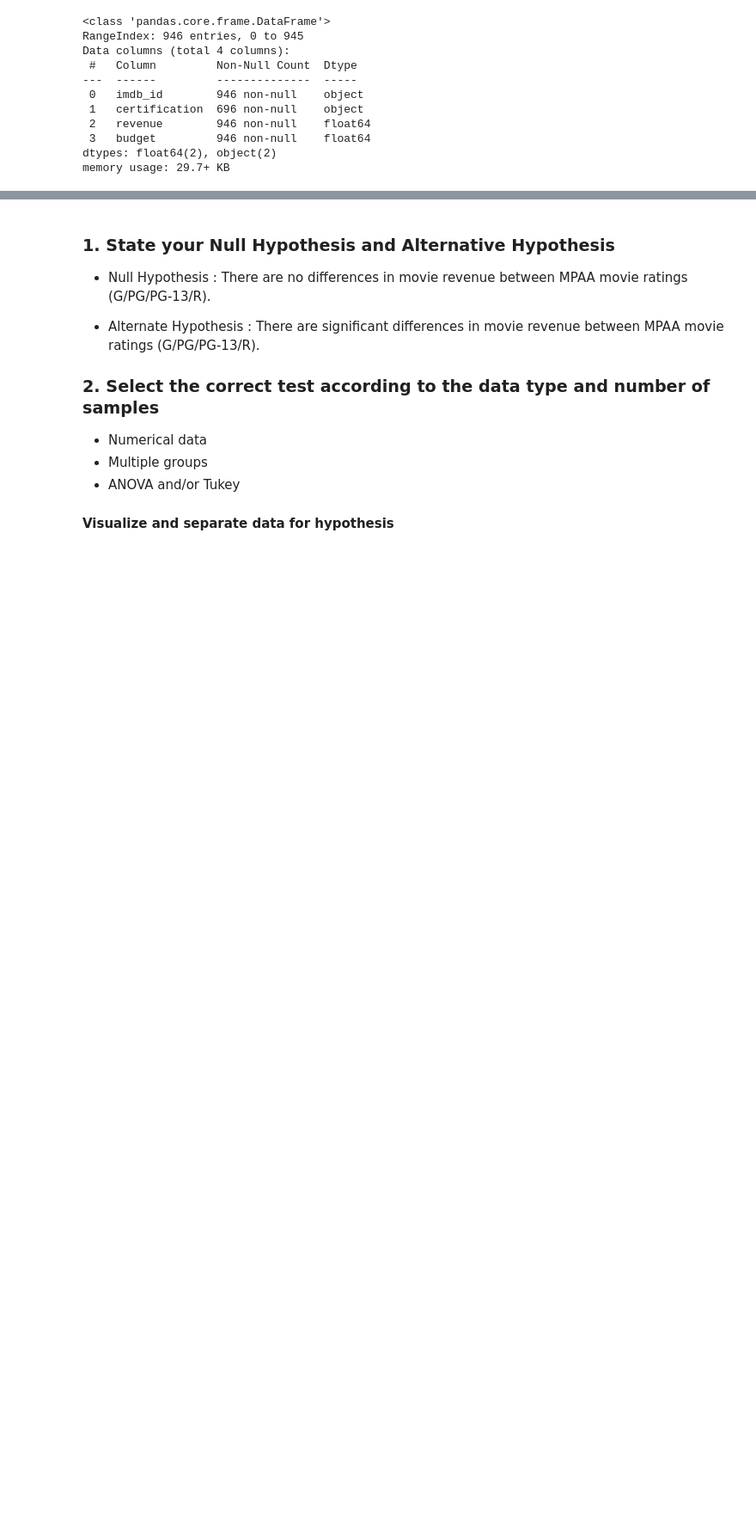
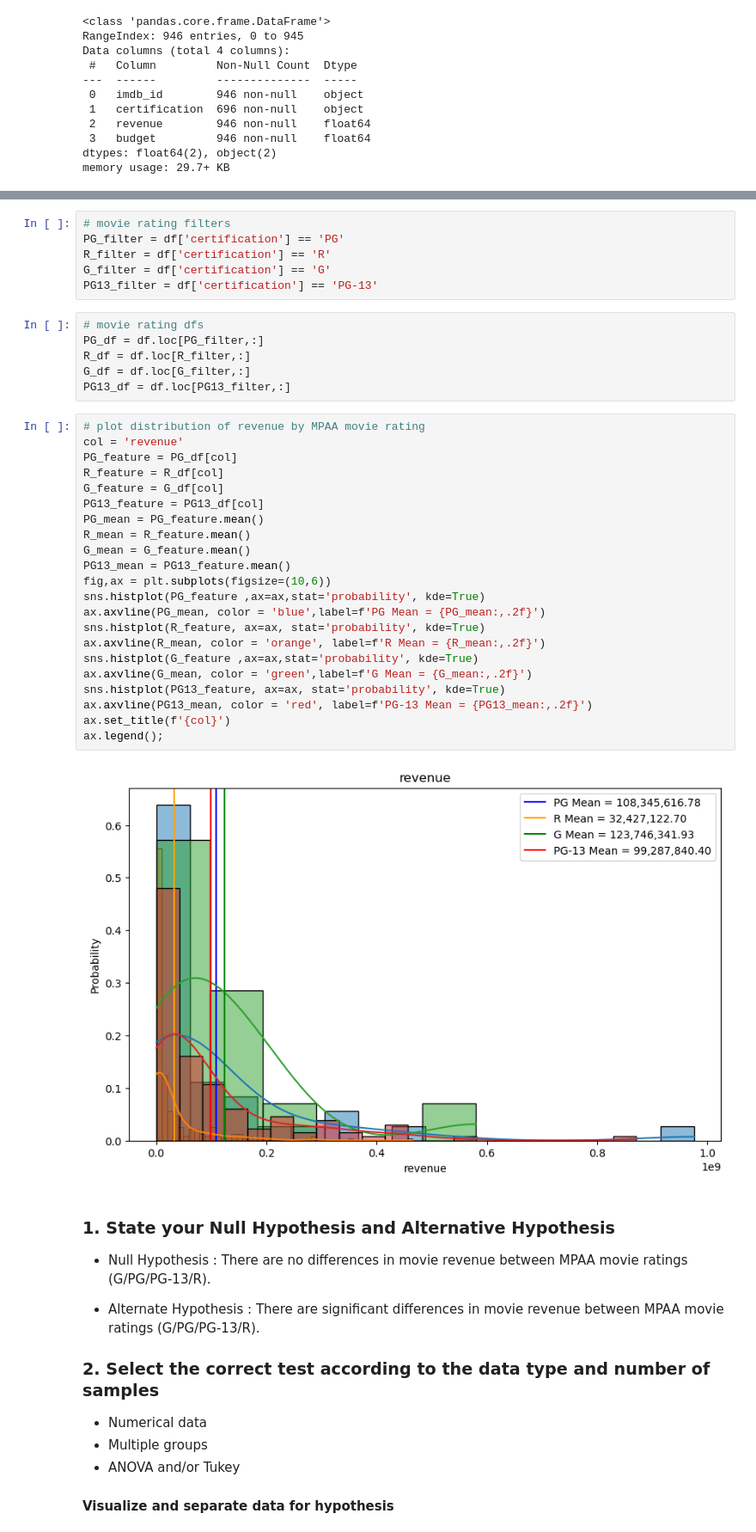
Before and after one commit to iarbietonilsson/Movie-Success, a Jupyter notebook: Successful Movies Project 3 Part 4 Hypothesis Testing.ipynb, the cells around one changed output, grey strips where cells are left out. Shown at 86% size. Cells and saved outputs as stored; diff of their text form; blank space fills up the shorter version.

```diff
--- a/Successful Movies Project 3 Part 4 Hypothesis Testing.ipynb
+++ b/Successful Movies Project 3 Part 4 Hypothesis Testing.ipynb
@@ -238,4 +255,40 @@ R        3.870984e+07
 Name: revenue, dtype: float64
+# %%
+# movie rating filters
+PG_filter = df['certification'] == 'PG'
+R_filter = df['certification'] == 'R'
+G_filter = df['certification'] == 'G'
+PG13_filter = df['certification'] == 'PG-13'
+# %%
+# movie rating dfs
+PG_df = df.loc[PG_filter,:]
+R_df = df.loc[R_filter,:]
+G_df = df.loc[G_filter,:]
+PG13_df = df.loc[PG13_filter,:]
+# %%
+# plot distribution of revenue by MPAA movie rating
+col = 'revenue'
+PG_feature = PG_df[col]
+R_feature = R_df[col]
+G_feature = G_df[col]
+PG13_feature = PG13_df[col]
+PG_mean = PG_feature.mean()
+R_mean = R_feature.mean()
+G_mean = G_feature.mean()
+PG13_mean = PG13_feature.mean()
+fig,ax = plt.subplots(figsize=(10,6))
+sns.histplot(PG_feature ,ax=ax,stat='probability', kde=True)
+ax.axvline(PG_mean, color = 'blue',label=f'PG Mean = {PG_mean:,.2f}')
+sns.histplot(R_feature, ax=ax, stat='probability', kde=True)
+ax.axvline(R_mean, color = 'orange', label=f'R Mean = {R_mean:,.2f}')
+sns.histplot(G_feature ,ax=ax,stat='probability', kde=True)
+ax.axvline(G_mean, color = 'green',label=f'G Mean = {G_mean:,.2f}')
+sns.histplot(PG13_feature, ax=ax, stat='probability', kde=True)
+ax.axvline(PG13_mean, color = 'red', label=f'PG-13 Mean = {PG13_mean:,.2f}')
+ax.set_title(f'{col}')
+ax.legend();
+# %% [output]
+[figure, added]
 # %% [markdown]
 ### 1. State your Null Hypothesis and Alternative Hypothesis
 
```
Also changed, not shown: parts of 166 cells of this notebook, 7 other files.
